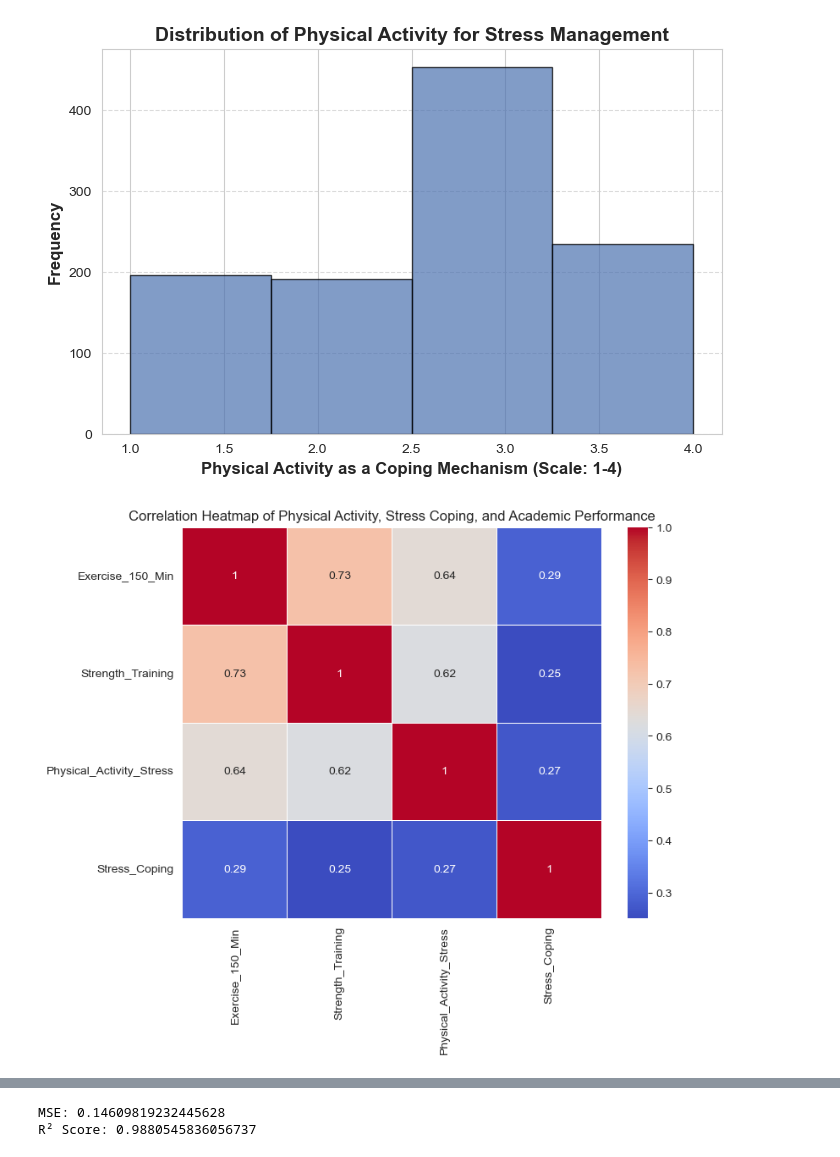
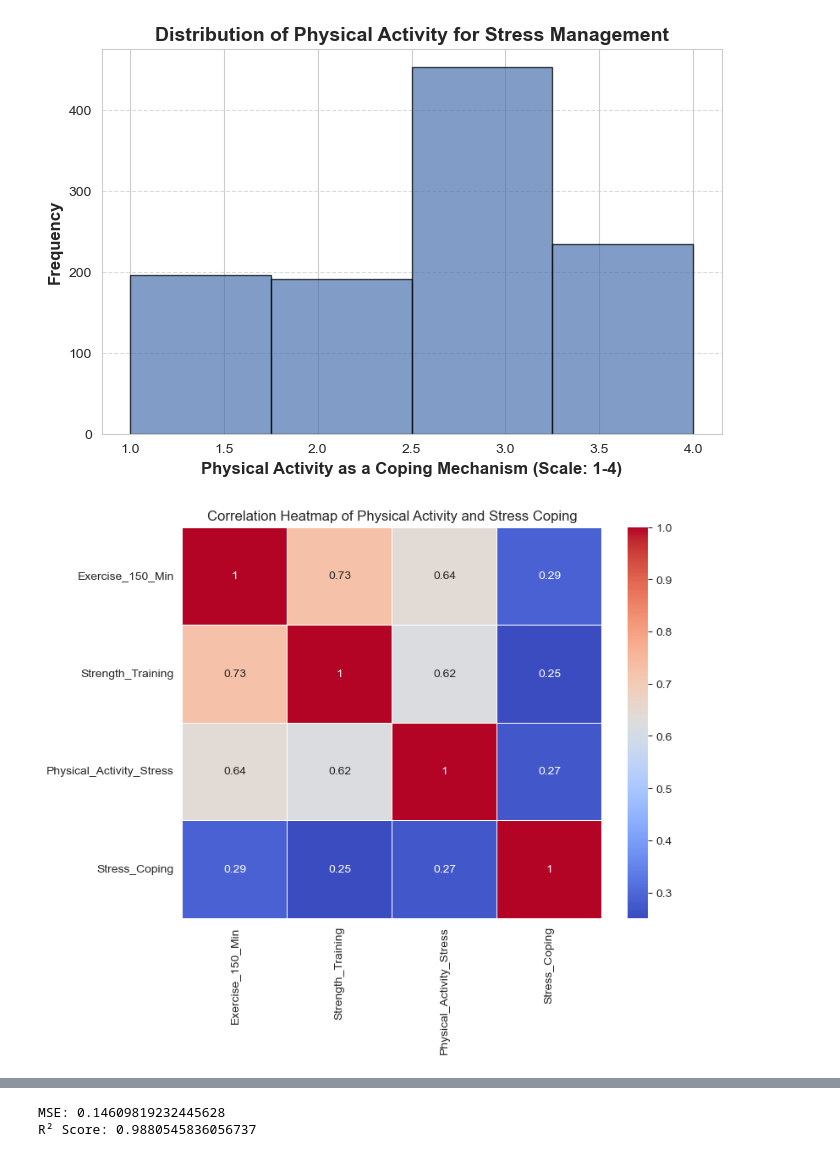
Before and after one commit to Matthew-Wolz/Physical-Health-Research, a Jupyter notebook: Notebook/Physical Health Research.ipynb, the cells around one changed output, grey strips where cells are left out. Saved outputs shown, nothing was run; the diff lists cells and outputs as text; code cells hidden in the pictures.

```diff
--- a/Notebook/Physical Health Research.ipynb
+++ b/Notebook/Physical Health Research.ipynb
@@ -72,15 +72,15 @@ plt.show()
 # %%
 # Correlation heatmap of physical-related variables and Stress_Coping
 
 corr = data[['Exercise_150_Min', 'Strength_Training', 'Physical_Activity_Stress', 'Stress_Coping']].corr()
 
 plt.figure(figsize = (8, 6))
 sns.heatmap(corr, annot = True, cmap = "coolwarm", linewidths = 0.5)
-plt.title("Correlation Heatmap of Physical Activity, Stress Coping, and Academic Performance")
+plt.title("Correlation Heatmap of Physical Activity and Stress Coping")
 plt.show()
 
 # Physical_Activity_Stress, Exercise_150_Min, and Strength_Training are positively correlated (≥0.6), which is expected since these variables all relate to physical activity.
 # Stress_Coping has a slightly positive correlation (~0.27-0.29) with physical activity variables, indicating that students who engage in more physical activity tend to feel more confident in coping with stress.
 # Study_Skills has a slight correlation (~0.23-0.28) with physical activity, but it still suggests a potential positive effect of exercise on academic confidence.
 # %% [output]
-[figure, old version]
+[figure, new version]
```
Also changed, not shown: parts of 13 cells of this notebook.
